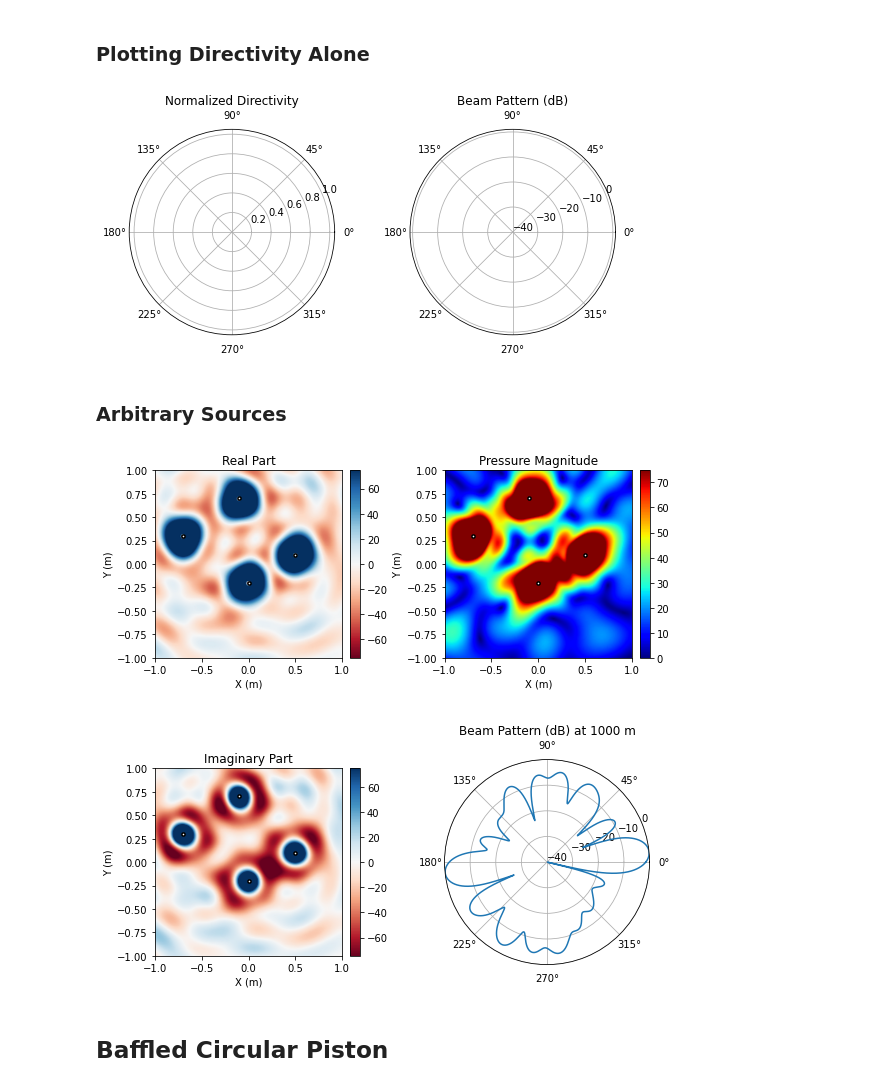
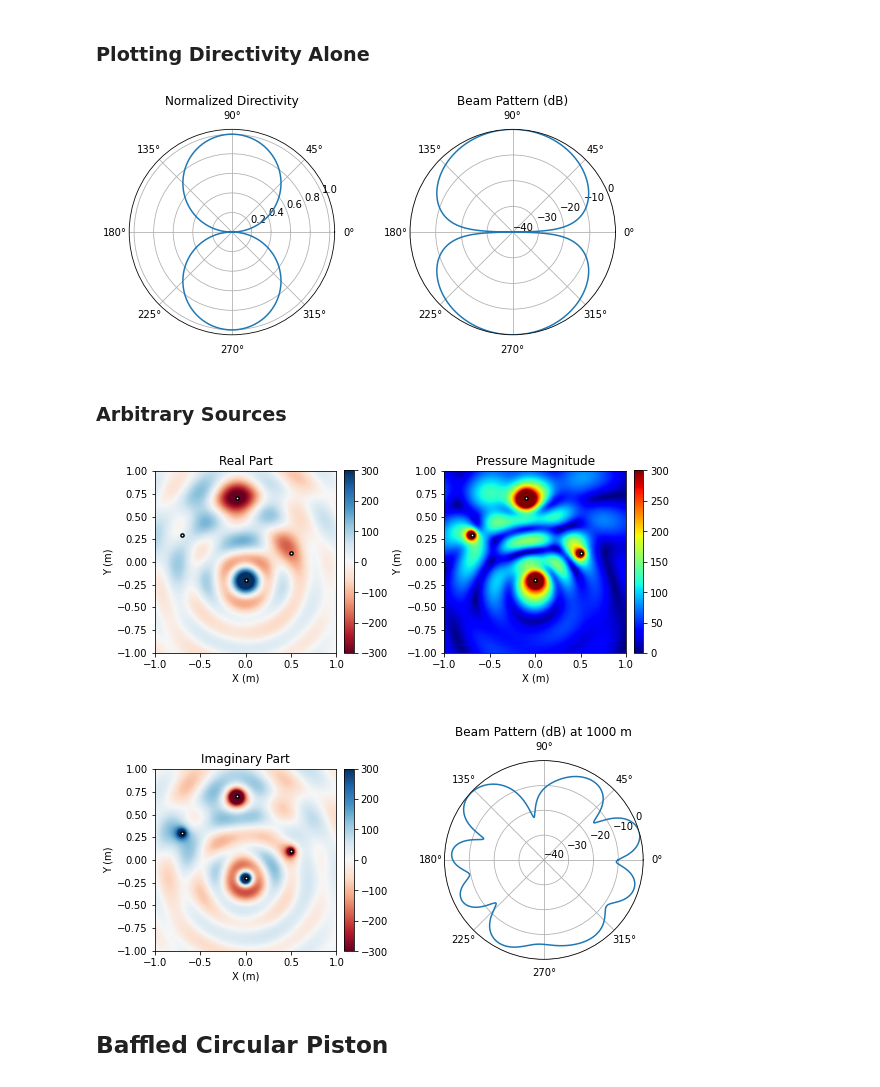
Before and after one commit to AerospaceMark/AcousticsPy, a Jupyter notebook: doc/Tutorials/pressure_field_tutorial.ipynb, the cells around one changed output. Cells and saved outputs as stored; diff of their text form; code cells hidden in the pictures.

```diff
--- a/doc/Tutorials/pressure_field_tutorial.ipynb
+++ b/doc/Tutorials/pressure_field_tutorial.ipynb
@@ -98,22 +98,22 @@ ap.pressure_field(positions,frequencies,
                   strengths = strengths,
                   show_plots = False,
                   directivity_only = True,
-                  num_directivity_points = 1000,
+                  num_directivity_points = 10000,
                   directivity_plot_alone = True);
 # %% [output]
-[figure, old version]
+[figure, new version]
 # %% [markdown]
 ### Arbitrary Sources
 # %%
 positions = [[0,-0.2],[0.5,0.1],[-0.7,0.3],[-0.1,0.7]]
 frequencies = [1000,500,200,600]
 strengths = [0.01,-0.01,0.03,-0.02]
 ap.pressure_field(positions,frequencies,
                   strengths = strengths,
                   show_plots = True,
-                  pressure_limits = [-75,75]);
+                  pressure_limits = [-300,300]);
 # %% [output]
-[figure, old version]
+[figure, new version]
 # %% [markdown]
 ## Baffled Circular Piston
 # %%
```
Also changed, not shown: parts of 6 cells of this notebook, 3 other files.
